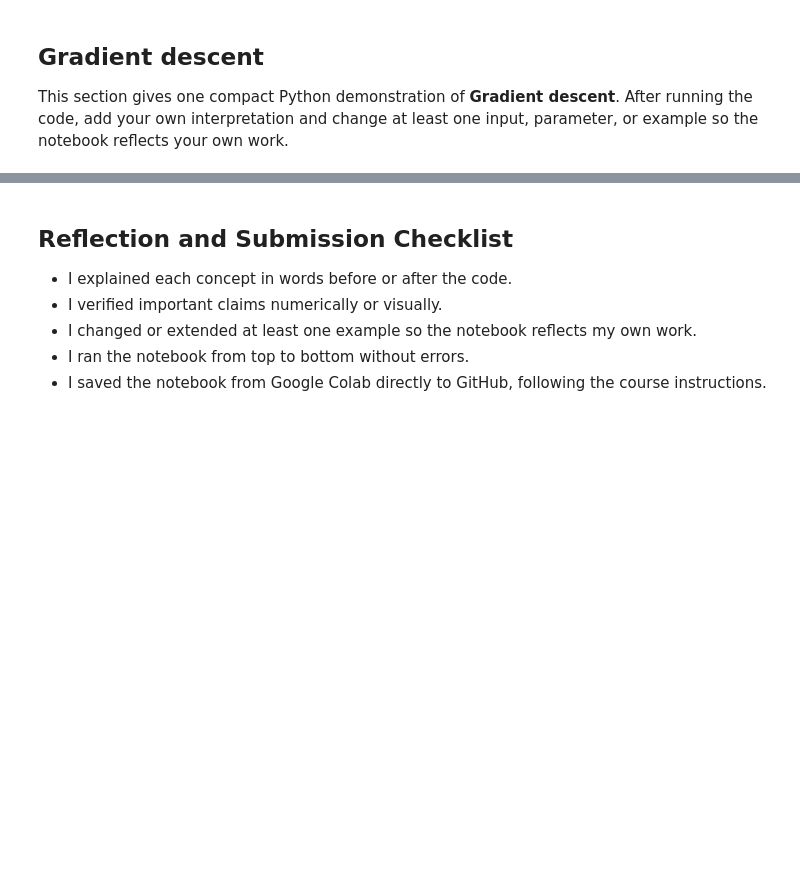
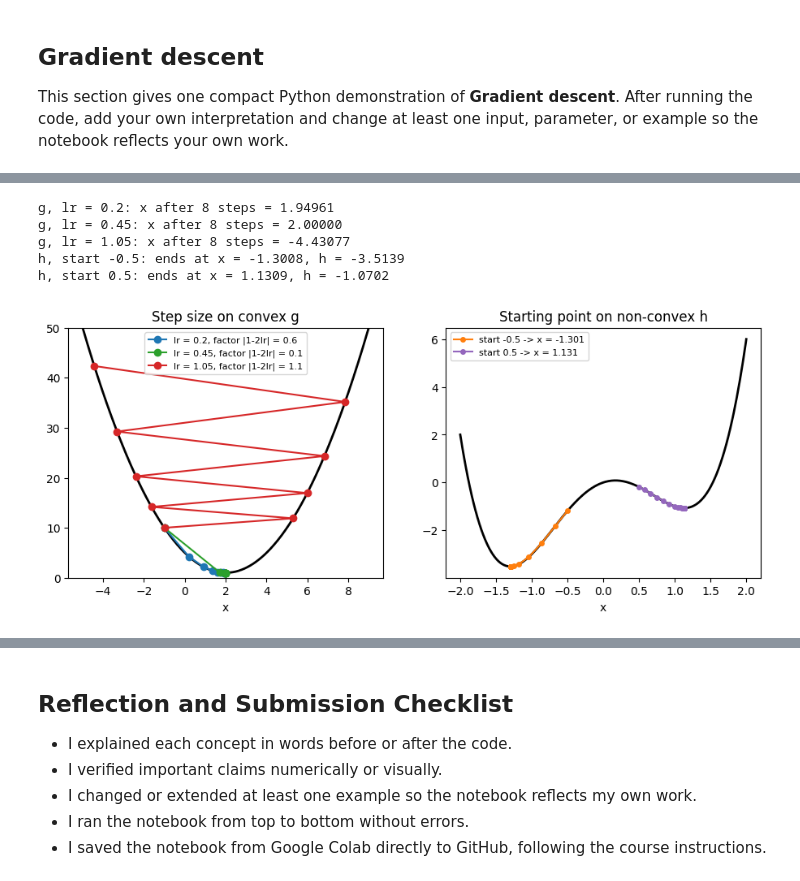
Before and after one commit to ehuangasu/MAT422, a Jupyter notebook: MAT422_Section_3_3_Optimization_Gradient_Descent.ipynb, the cells around one changed output, grey strips where cells are left out. Drawn from its saved outputs; the diff is of its cells as text; code cells hidden in the pictures; blank space fills up the shorter version.

```diff
--- a/MAT422_Section_3_3_Optimization_Gradient_Descent.ipynb
+++ b/MAT422_Section_3_3_Optimization_Gradient_Descent.ipynb
@@ -78,0 +148,33 @@ plt.show()
+# %%
+def gradient_descent(grad, x0, lr, steps):
+    xs = [x0]
+    for _ in range(steps):
+        xs.append(xs[-1] - lr * grad(xs[-1]))
+    return np.array(xs)
+
+fig, ax = plt.subplots(1, 2, figsize=(11, 4))
+xs = np.linspace(-5, 9, 300)
+ax[0].plot(xs, g(xs), "k", lw=2)
+for lr, color in [(0.2, "C0"), (0.45, "C2"), (1.05, "C3")]:
+    run = gradient_descent(grad_g, -1.0, lr, steps=8)
+    print(f"g, lr = {lr}: x after 8 steps = {run[-1]:.5f}")
+    ax[0].plot(run, g(run), "o-", color=color, label=f"lr = {lr}, factor |1-2lr| = {abs(1 - 2*lr):.1f}")
+ax[0].set(title="Step size on convex g", xlabel="x", ylim=(0, 50))
+ax[0].legend(fontsize=8)
+
+xs = np.linspace(-2, 2, 300)
+ax[1].plot(xs, h(xs), "k", lw=2)
+for x0, color in [(-0.5, "C1"), (0.5, "C4")]:
+    run = gradient_descent(lambda x: 4*x**3 - 6*x + 1, x0, lr=0.05, steps=25)
+    print(f"h, start {x0}: ends at x = {run[-1]:.4f}, h = {h(run[-1]):.4f}")
+    ax[1].plot(run, h(run), "o-", color=color, ms=4, label=f"start {x0} -> x = {run[-1]:.3f}")
+ax[1].set(title="Starting point on non-convex h", xlabel="x")
+ax[1].legend(fontsize=8)
+plt.show()
+# %% [output]
+g, lr = 0.2: x after 8 steps = 1.94961
+g, lr = 0.45: x after 8 steps = 2.00000
+g, lr = 1.05: x after 8 steps = -4.43077
+h, start -0.5: ends at x = -1.3008, h = -3.5139
+h, start 0.5: ends at x = 1.1309, h = -1.0702
+[figure, added]
```
Also changed, not shown: parts of 11 cells of this notebook.
